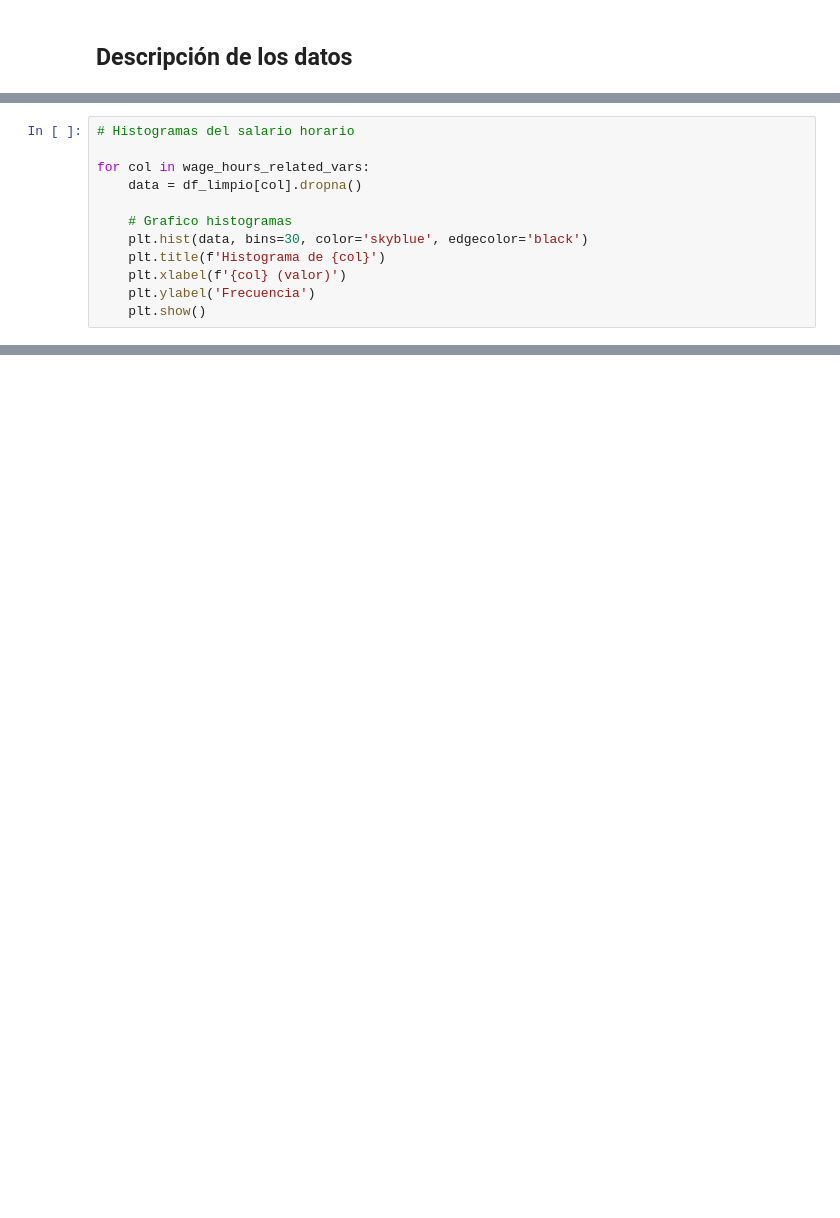
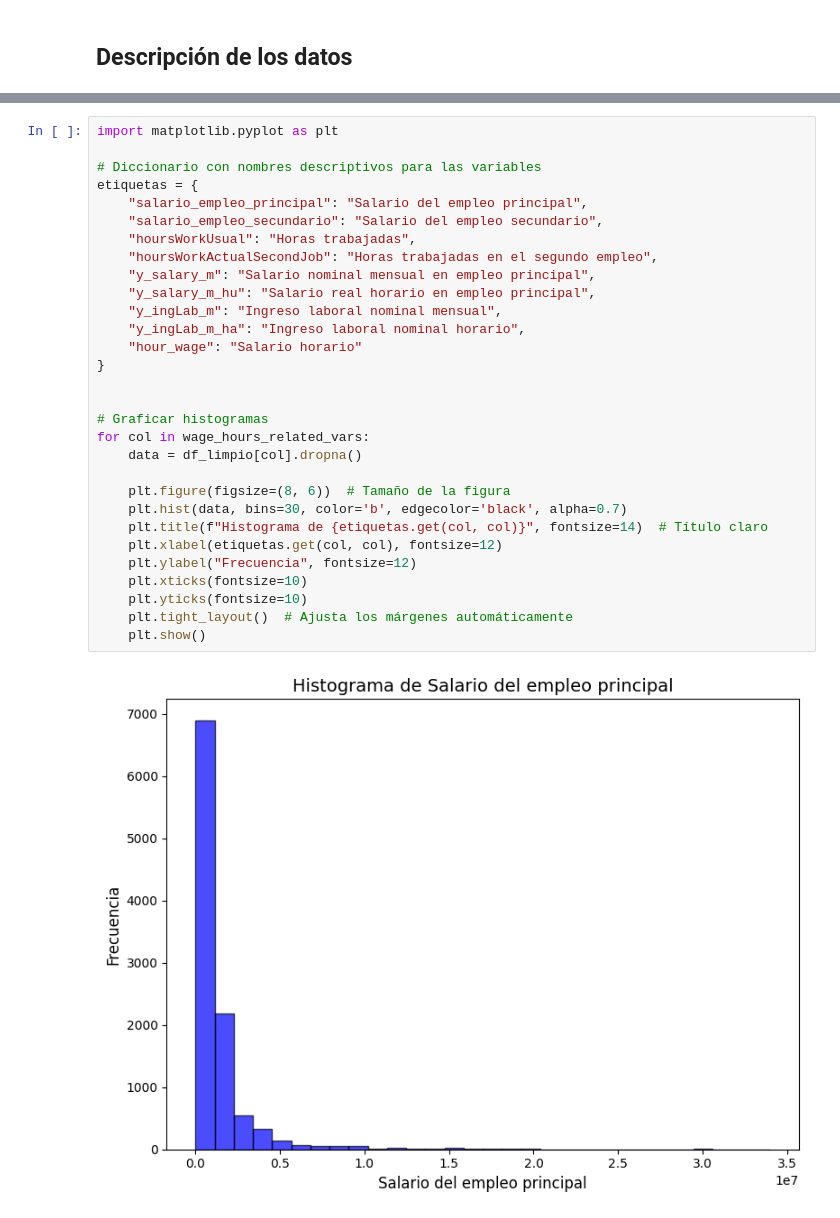
Before and after one commit to carolinabasile/ProblemSet1_MachineLearning, a Jupyter notebook: PS1.ipynb, the cells around one changed output, grey strips where cells are left out. Cells and saved outputs as stored; diff of their text form; blank space fills up the shorter version.

```diff
--- a/PS1.ipynb
+++ b/PS1.ipynb
@@ -262,15 +232,3 @@ max     312,500.00
 Name: hour_wage, dtype: float64
 Number of zeros in 'hour_wage': 6379
 Number of missing values (NA) in 'hour_wage': 17
-# %%
-# Histogramas del salario horario
-
-for col in wage_hours_related_vars:
-    data = df_limpio[col].dropna()
-
-    # Grafico histogramas
-    plt.hist(data, bins=30, color='skyblue', edgecolor='black')
-    plt.title(f'Histograma de {col}')
-    plt.xlabel(f'{col} (valor)')
-    plt.ylabel('Frecuencia')
-    plt.show()
@@ -286,0 +235,32 @@ for col in wage_hours_related_vars:
+# %%
+import matplotlib.pyplot as plt
+
+# Diccionario con nombres descriptivos para las variables
+etiquetas = {
+    "salario_empleo_principal": "Salario del empleo principal",
+    "salario_empleo_secundario": "Salario del empleo secundario",
+    "hoursWorkUsual": "Horas trabajadas",
+    "hoursWorkActualSecondJob": "Horas trabajadas en el segundo empleo",
+    "y_salary_m": "Salario nominal mensual en empleo principal",
+    "y_salary_m_hu": "Salario real horario en empleo principal",
+    "y_ingLab_m": "Ingreso laboral nominal mensual",
+    "y_ingLab_m_ha": "Ingreso laboral nominal horario",
+    "hour_wage": "Salario horario"
+}
+
+
+# Graficar histogramas
+for col in wage_hours_related_vars:
+    data = df_limpio[col].dropna()
+
+    plt.figure(figsize=(8, 6))  # Tamaño de la figura
+    plt.hist(data, bins=30, color='b', edgecolor='black', alpha=0.7)
+    plt.title(f"Histograma de {etiquetas.get(col, col)}", fontsize=14)  # Título claro
+    plt.xlabel(etiquetas.get(col, col), fontsize=12)
+    plt.ylabel("Frecuencia", fontsize=12)
+    plt.xticks(fontsize=10)
+    plt.yticks(fontsize=10)
+    plt.tight_layout()  # Ajusta los márgenes automáticamente
+    plt.show()
+# %% [output]
+[figure, added]
```
Also changed, not shown: parts of 24 cells of this notebook.
